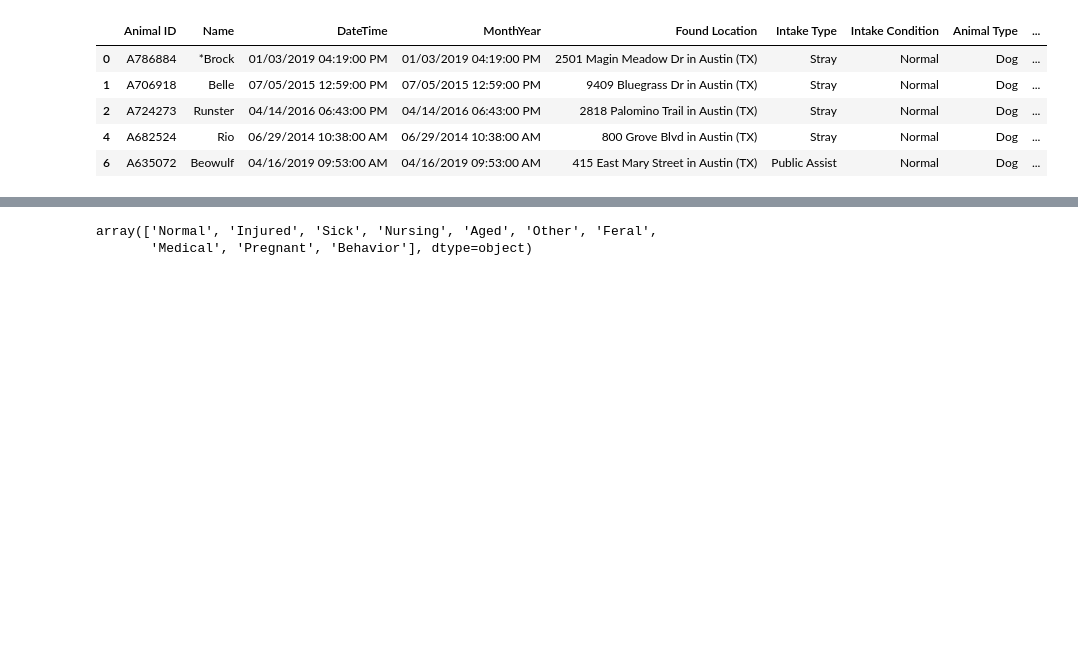
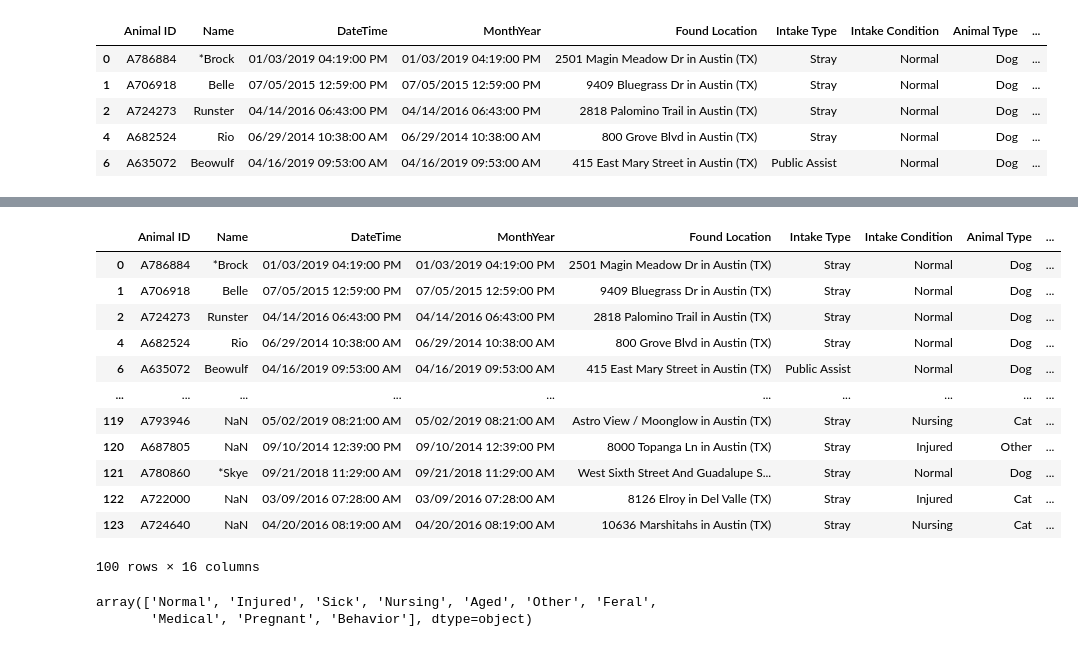
Before and after one commit to marchy-march/Animal_Shelter_Data, a Jupyter notebook: perros.ipynb, the cells around one changed output, grey strips where cells are left out. Cells and saved outputs as stored; diff of their text form; code cells hidden in the pictures; blank space fills up the shorter version.

```diff
--- a/perros.ipynb
+++ b/perros.ipynb
@@ -174,3 +197,40 @@ SyntaxError: invalid syntax (<ipython-input-99-1023e56a9bb6>, line 1)
+# %%
+#in order to save time for future testing, the longitude and latitude values were stored in a text file
+#function to clean longitude and latitude values and convert to lists without having to extract data using geocode
+def txt_to_list(file):
+    with open(file) as f:
+        lines = f.readlines()
+        values = []
+        for line in lines:
+            if line != " 'nan',\n":
+                clean_line = float(line.strip(",\n"))
+                values.append(clean_line)
+            else:
+                clean_line = "nan"
+                values.append(clean_line)
+    return(values)
+# %%
+lat_values = txt_to_list("lat.txt")
+lng_values = txt_to_list("lng.txt")
+# %%
+perrito.insert(13, "lat", lat_values, True)
+perrito.insert(14, "lng", lng_values, True)
+# %%
+perrito
+# %% [output]
+|  | Animal ID | Name | DateTime | MonthYear | Found Location | Intake Type | Intake Condition | Animal Type | ... |
+| 0 | A786884 | *Brock | 01/03/2019 04:19:00 PM | 01/03/2019 04:19:00 PM | 2501 Magin Meadow Dr in Austin (TX) | Stray | Normal | Dog | ... |
+| 1 | A706918 | Belle | 07/05/2015 12:59:00 PM | 07/05/2015 12:59:00 PM | 9409 Bluegrass Dr in Austin (TX) | Stray | Normal | Dog | ... |
+| 2 | A724273 | Runster | 04/14/2016 06:43:00 PM | 04/14/2016 06:43:00 PM | 2818 Palomino Trail in Austin (TX) | Stray | Normal | Dog | ... |
+| 4 | A682524 | Rio | 06/29/2014 10:38:00 AM | 06/29/2014 10:38:00 AM | 800 Grove Blvd in Austin (TX) | Stray | Normal | Dog | ... |
+| 6 | A635072 | Beowulf | 04/16/2019 09:53:00 AM | 04/16/2019 09:53:00 AM | 415 East Mary Street in Austin (TX) | Public Assist | Normal | Dog | ... |
+| ... | ... | ... | ... | ... | ... | ... | ... | ... | ... |
+| 119 | A793946 | NaN | 05/02/2019 08:21:00 AM | 05/02/2019 08:21:00 AM | Astro View / Moonglow in Austin (TX) | Stray | Nursing | Cat | ... |
+| 120 | A687805 | NaN | 09/10/2014 12:39:00 PM | 09/10/2014 12:39:00 PM | 8000 Topanga Ln in Austin (TX) | Stray | Injured | Other | ... |
+| 121 | A780860 | *Skye | 09/21/2018 11:29:00 AM | 09/21/2018 11:29:00 AM | West Sixth Street And Guadalupe S... | Stray | Normal | Dog | ... |
+| 122 | A722000 | NaN | 03/09/2016 07:28:00 AM | 03/09/2016 07:28:00 AM | 8126 Elroy in Del Valle (TX) | Stray | Injured | Cat | ... |
+| 123 | A724640 | NaN | 04/20/2016 08:19:00 AM | 04/20/2016 08:19:00 AM | 10636 Marshitahs in Austin (TX) | Stray | Nursing | Cat | ... |
+100 rows × 16 columns
 # %%
 perro["Intake Condition"].unique()
 # %% [output]
```
Also changed, not shown: parts of 47 cells of this notebook, 2 other files.
